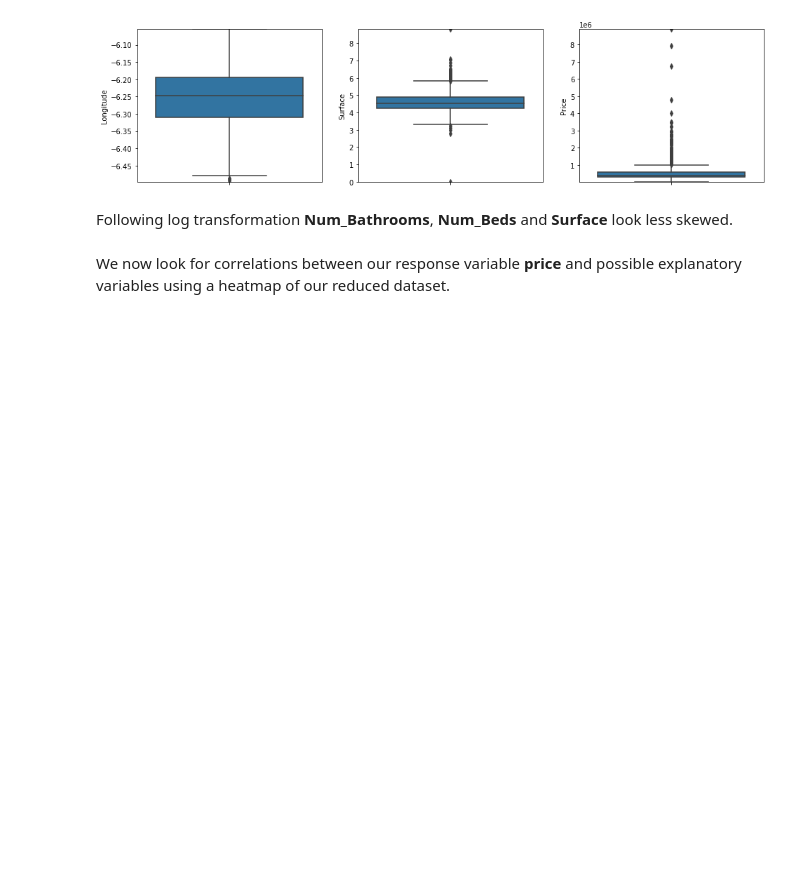
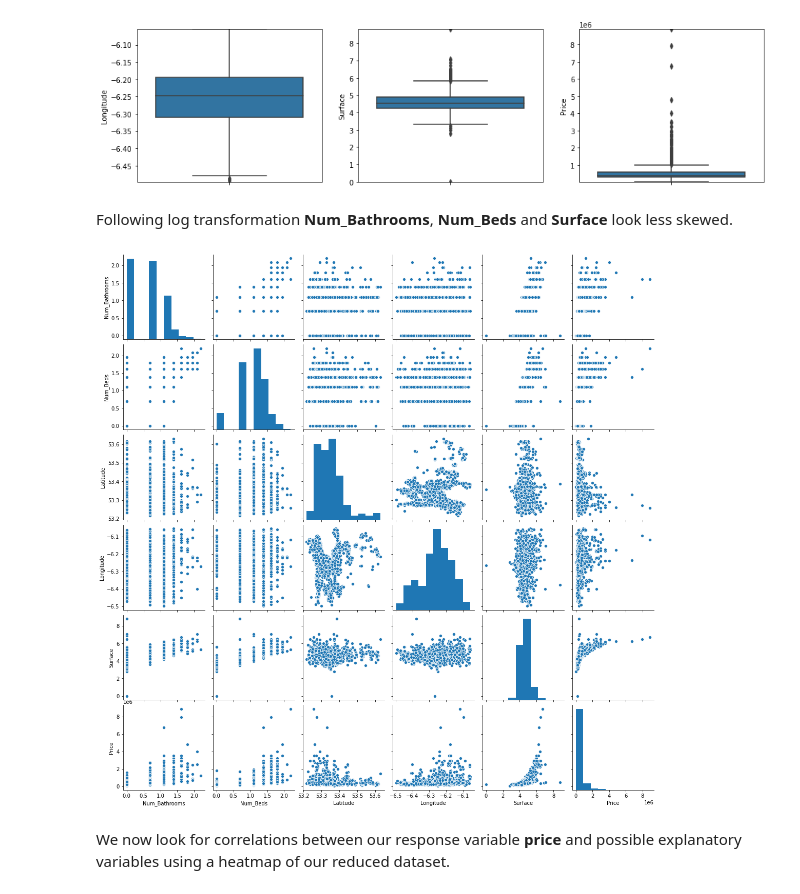
Before and after one commit to jimgibb/ET5003_SEM1_2021-2, a Jupyter notebook: Week-5/ET5003_KaggleCompetition.ipynb, the cells around one changed output. Cells and saved outputs as stored; diff of their text form; code cells hidden in the pictures; blank space fills up the shorter version.

Commit message:
Added Pairplot

```diff
--- a/Week-5/ET5003_KaggleCompetition.ipynb
+++ b/Week-5/ET5003_KaggleCompetition.ipynb
@@ -389,6 +387,12 @@ plot_multiple_boxplots(dataframe=df_train, feature_list=numeric_attr[3:])
 [figure]
 # %% [markdown]
 Following log transformation **Num_Bathrooms**, **Num_Beds** and **Surface** look less skewed.
+# %%
+# Provide pairplot to show trends and correlations
+sns.pairplot(data=df_train[numeric_attr].dropna())
+plt.show()
+# %% [output]
+[figure, added]
 # %% [markdown]
 We now look for correlations between our response variable **price** and possible explanatory variables using a heatmap of our reduced dataset.
 # %%
```
Also changed, not shown: parts of 2 cells of this notebook.
